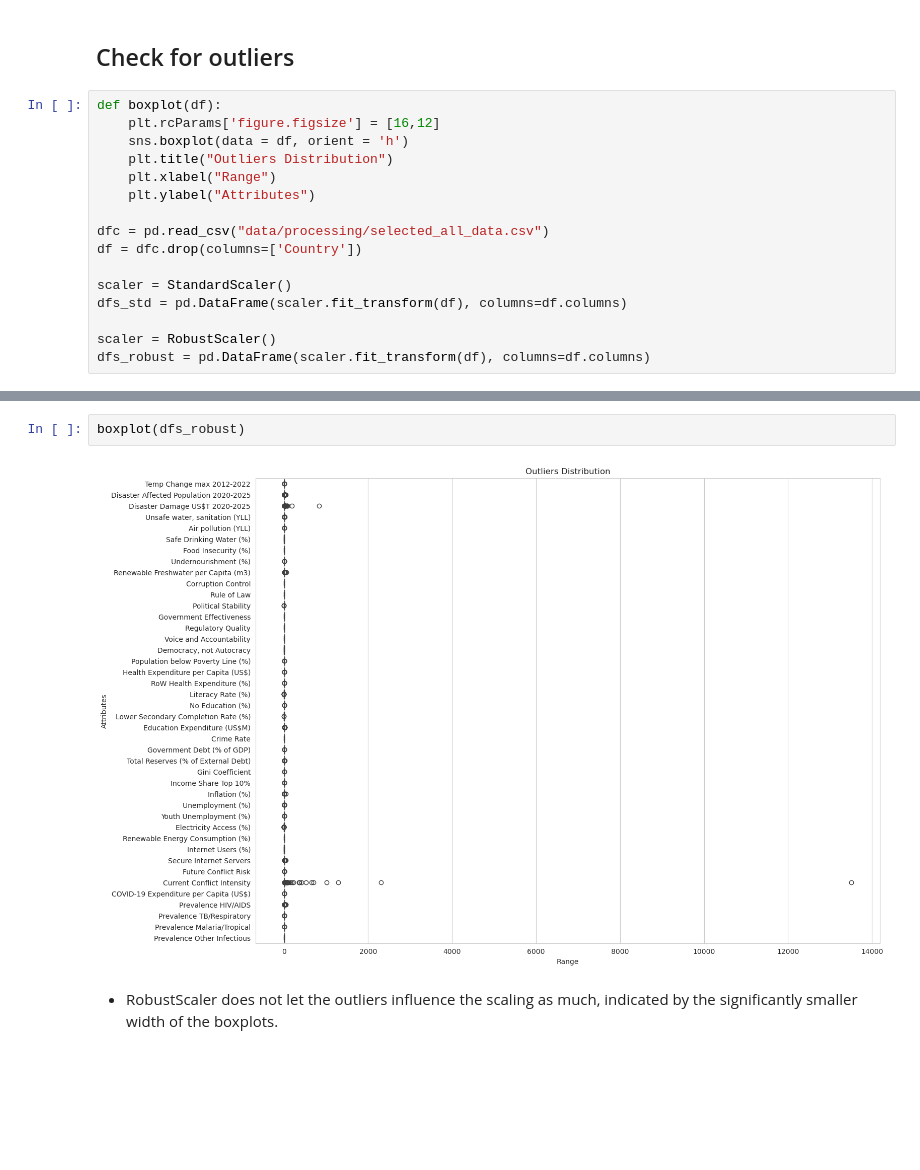
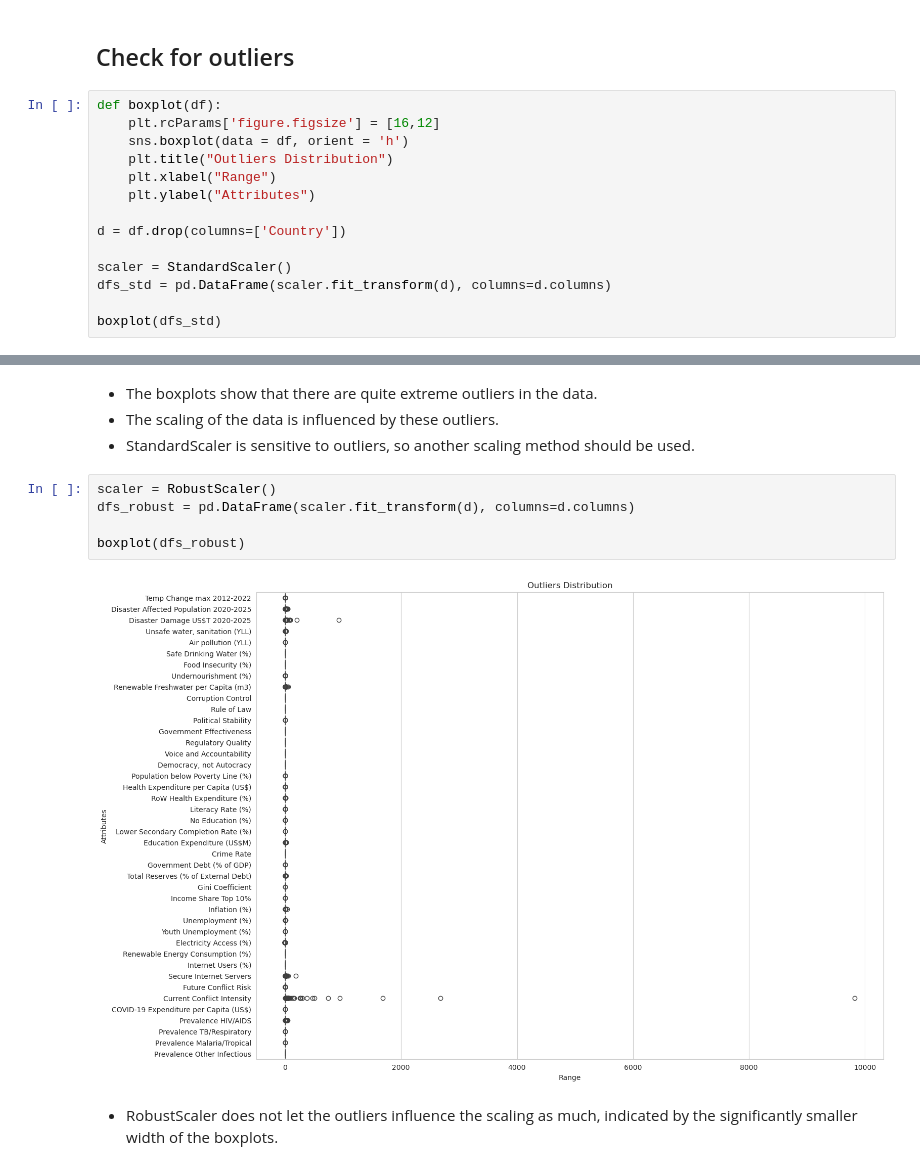
Before and after one commit to arth3mis/global-societal-endangerment-index, a Jupyter notebook: 2.2_data_selection.ipynb, the cells around one changed output, grey strips where cells are left out. Drawn from its saved outputs; the diff is of its cells as text; blank space fills up the shorter version.

```diff
--- a/2.2_data_selection.ipynb
+++ b/2.2_data_selection.ipynb
@@ -167,11 +178,9 @@ def boxplot(df):
     plt.xlabel("Range")
     plt.ylabel("Attributes")
 
-dfc = pd.read_csv("data/processing/selected_all_data.csv")
-df = dfc.drop(columns=['Country'])
+d = df.drop(columns=['Country'])
 
 scaler = StandardScaler()
-dfs_std = pd.DataFrame(scaler.fit_transform(df), columns=df.columns)
+dfs_std = pd.DataFrame(scaler.fit_transform(d), columns=d.columns)
 
-scaler = RobustScaler()
-dfs_robust = pd.DataFrame(scaler.fit_transform(df), columns=df.columns)
+boxplot(dfs_std)
@@ -182,7 +189,14 @@ boxplot(dfs_std)
+# %% [markdown]
+- The boxplots show that there are quite extreme outliers in the data.
+- The scaling of the data is influenced by these outliers.
+- StandardScaler is sensitive to outliers, so another scaling method should be used.
 # %%
+scaler = RobustScaler()
+dfs_robust = pd.DataFrame(scaler.fit_transform(d), columns=d.columns)
+
 boxplot(dfs_robust)
 # %% [output]
-[figure, old version]
+[figure, new version]
 # %% [markdown]
 - RobustScaler does not let the outliers influence the scaling as much, indicated by the significantly smaller width of the boxplots.
 # %%
```
Also changed, not shown: parts of 6 cells of this notebook, 1 other file.
